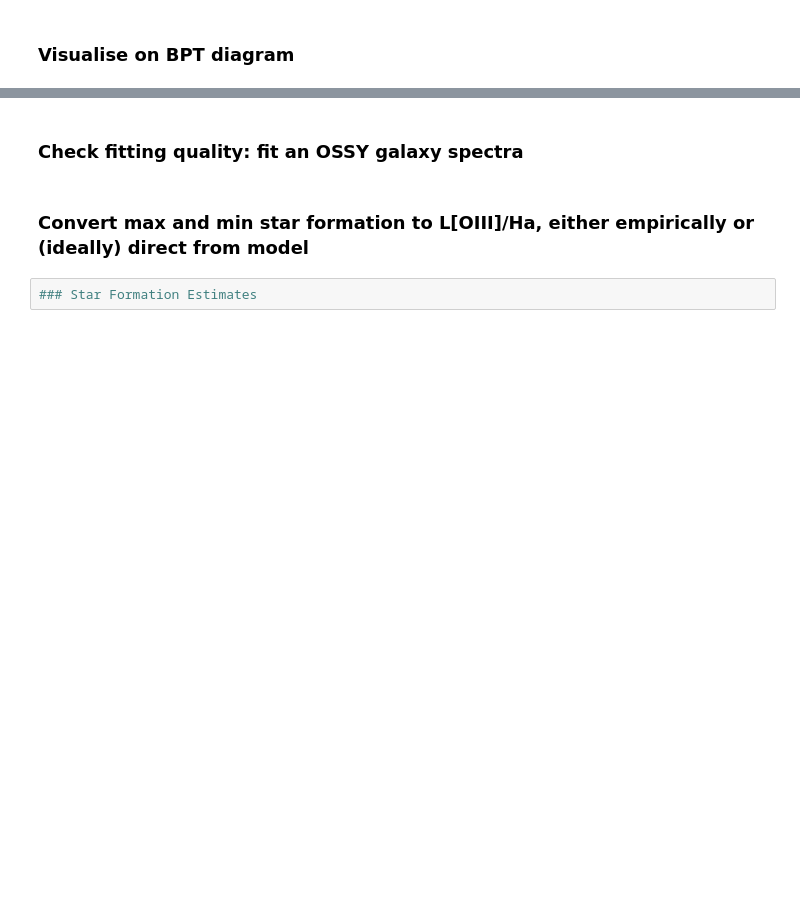
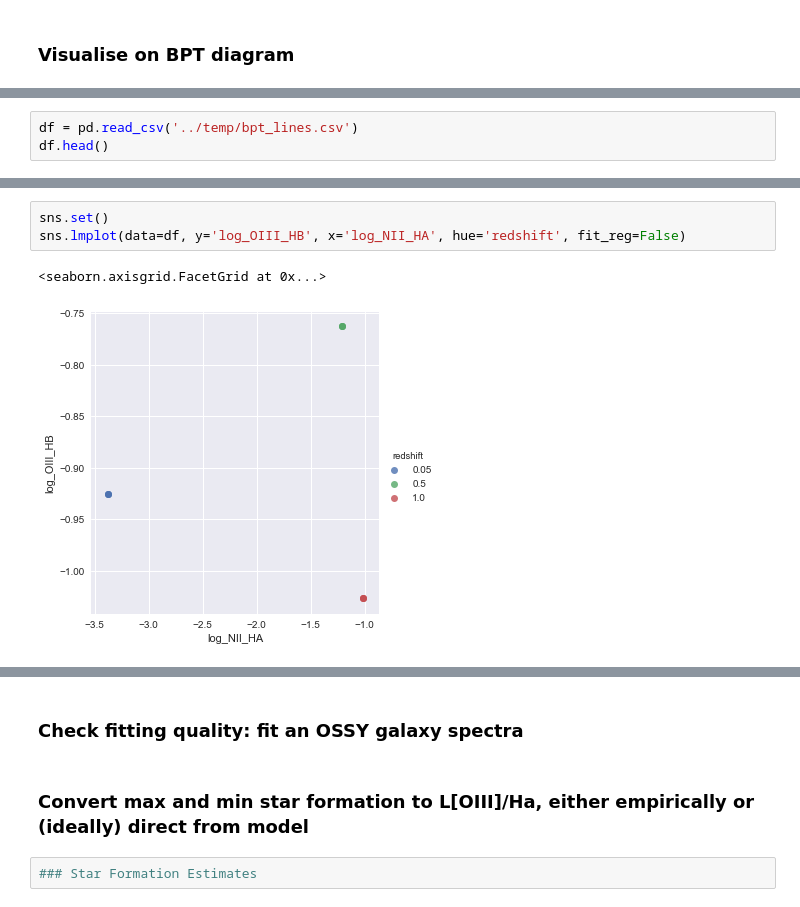
Before and after one commit to mwalmsley/find_agn, a Jupyter notebook: notebooks/agn-spectral-energy.ipynb, the cells around one changed output, grey strips where cells are left out. Cells and saved outputs as stored; diff of their text form; blank space fills up the shorter version.

```diff
--- a/notebooks/agn-spectral-energy.ipynb
+++ b/notebooks/agn-spectral-energy.ipynb
@@ -519,0 +368,3 @@ dtype: float64
+# %%
+df = pd.read_csv('../temp/bpt_lines.csv')
+df.head()
@@ -519,0 +378,6 @@ dtype: float64
+# %%
+sns.set()
+sns.lmplot(data=df, y='log_OIII_HB', x='log_NII_HA', hue='redshift', fit_reg=False)
+# %% [output]
+<seaborn.axisgrid.FacetGrid at 0x...>
+[figure, added]
```
Also changed, not shown: parts of 37 cells of this notebook, 25 other files.
